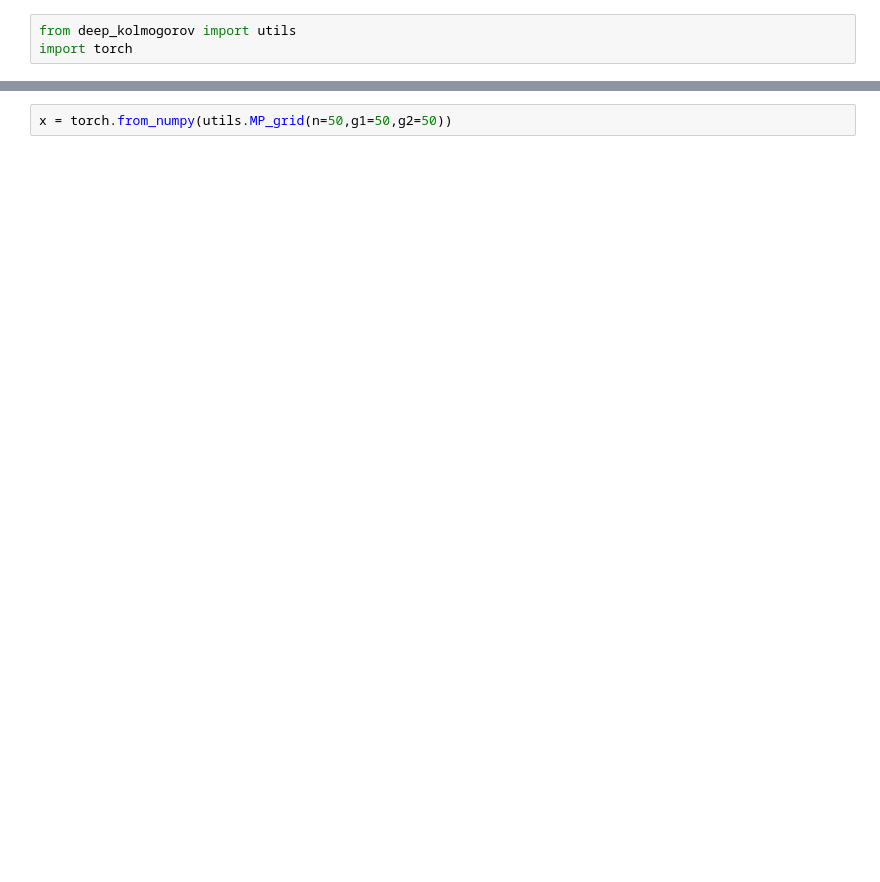
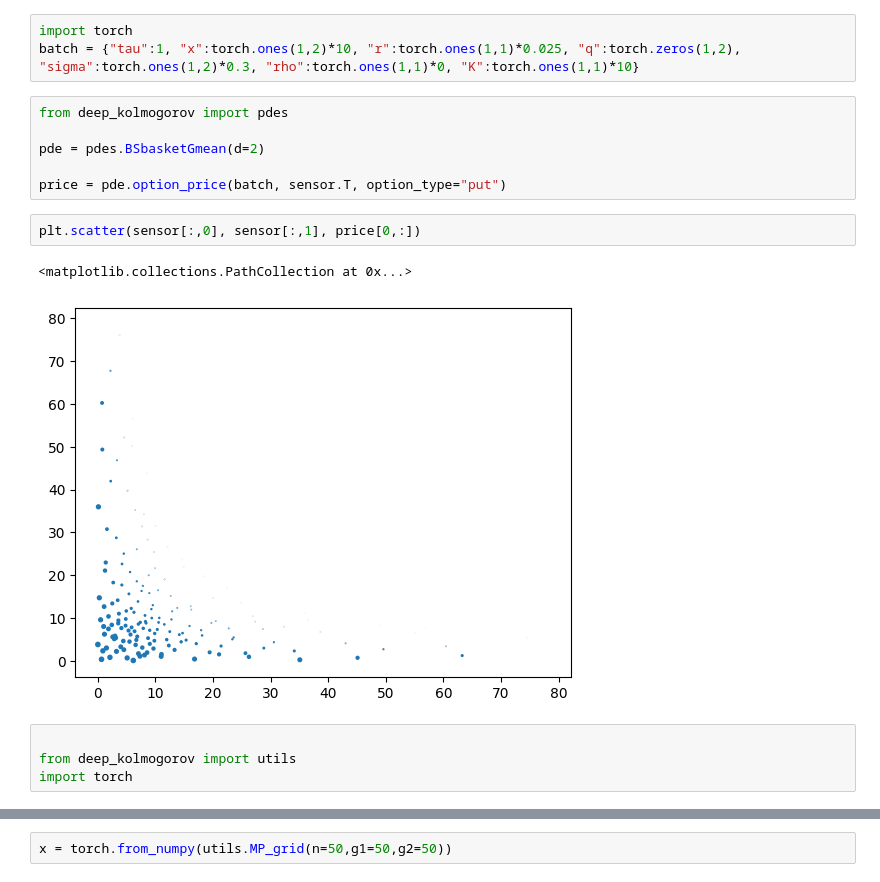
Before and after one commit to YedaCui/deepOnet_bermudan, a Jupyter notebook: test.ipynb, the cells around one changed output, grey strips where cells are left out. Saved outputs shown, nothing was run; the diff lists cells and outputs as text; blank space fills up the shorter version.

```diff
--- a/test.ipynb
+++ b/test.ipynb
@@ -11,3 +33,18 @@ f = lambda x,y : x+y
+# %%
+import torch
+batch = {"tau":1, "x":torch.ones(1,2)*10, "r":torch.ones(1,1)*0.025, "q":torch.zeros(1,2), "sigma":torch.ones(1,2)*0.3, "rho":torch.ones(1,1)*0, "K":torch.ones(1,1)*10}
+# %%
+from deep_kolmogorov import pdes
+
+pde = pdes.BSbasketGmean(d=2)
+
+price = pde.option_price(batch, sensor.T, option_type="put")
+# %%
+plt.scatter(sensor[:,0], sensor[:,1], price[0,:])
+# %% [output]
+<matplotlib.collections.PathCollection at 0x...>
+[figure, added]
 # %%
+
 from deep_kolmogorov import utils
 import torch
```
Also changed, not shown: parts of 39 cells of this notebook, 6 other files.
